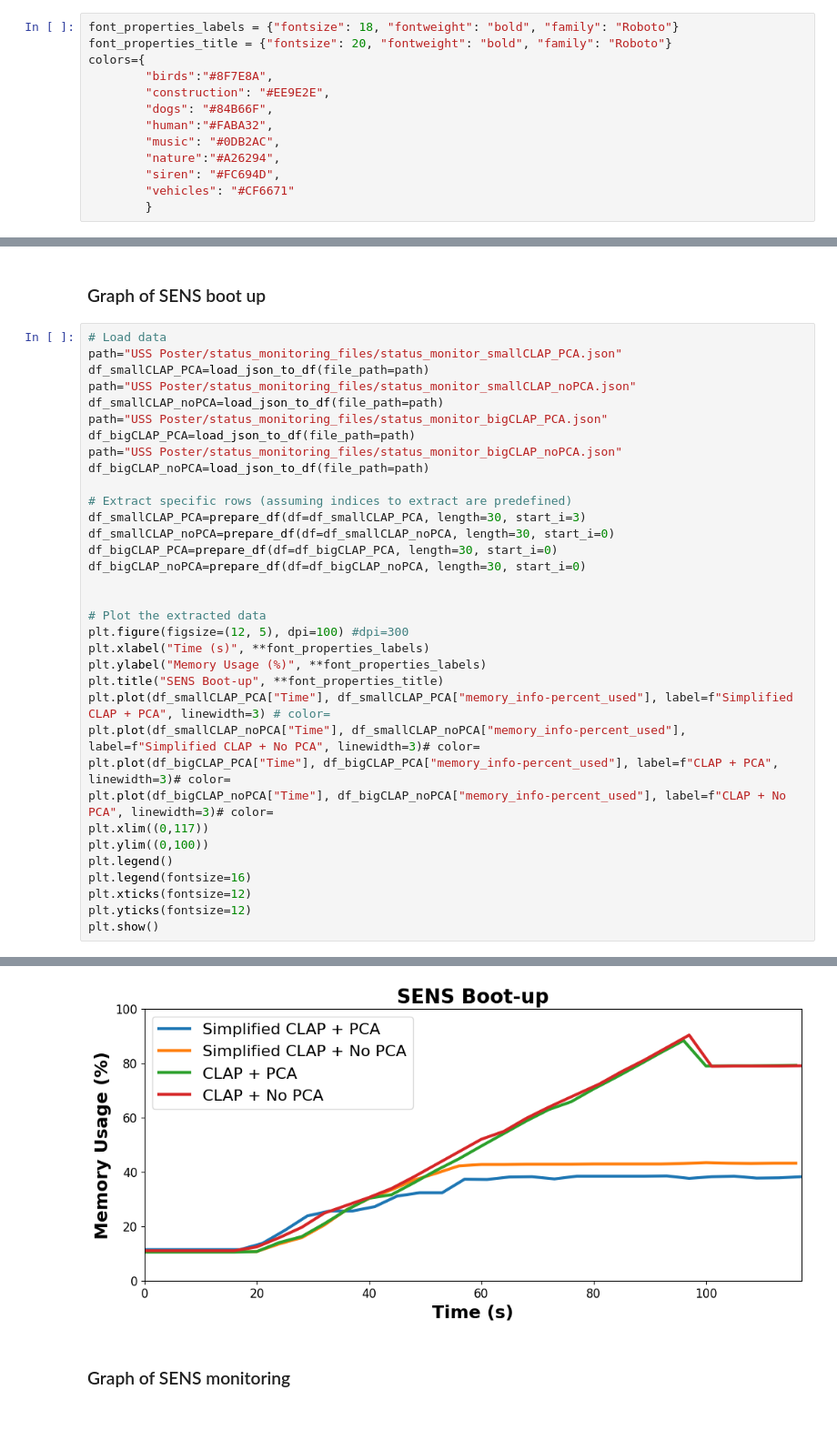
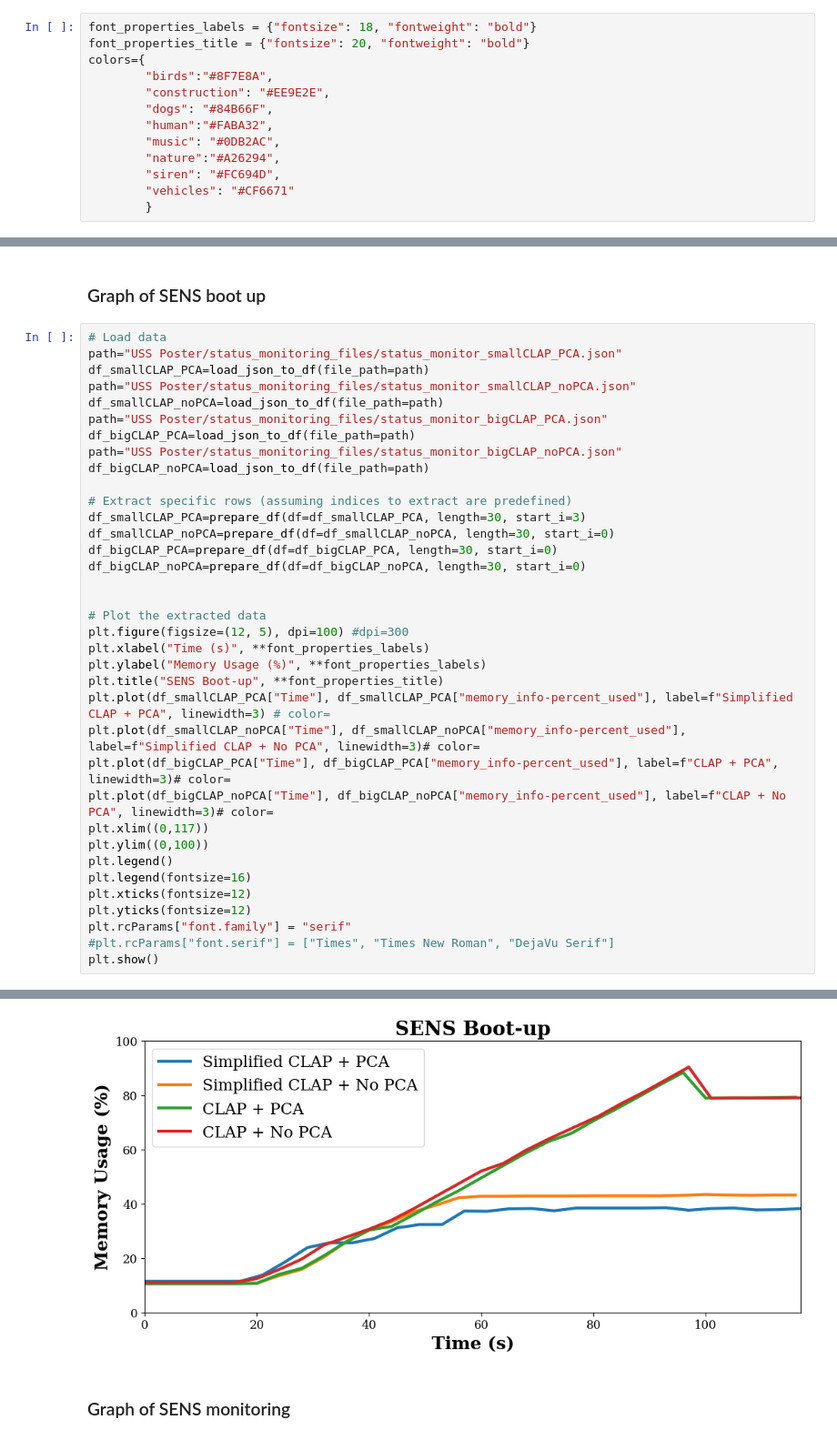
Before and after one commit to MTG/sens-sensor, a Jupyter notebook: USS Poster/USS_poster_graphs.ipynb, the cells around one changed output, grey strips where cells are left out. Shown at 91% size. Drawn from its saved outputs; the diff is of its cells as text.

Commit message:
font paper format

```diff
--- a/USS Poster/USS_poster_graphs.ipynb
+++ b/USS Poster/USS_poster_graphs.ipynb
@@ -53,8 +53,8 @@ def smooth_data(series, window):
 # %% [markdown]
 #### Common configurations
 # %%
-font_properties_labels = {"fontsize": 18, "fontweight": "bold", "family": "Roboto"}
-font_properties_title = {"fontsize": 20, "fontweight": "bold", "family": "Roboto"}
+font_properties_labels = {"fontsize": 18, "fontweight": "bold"}
+font_properties_title = {"fontsize": 20, "fontweight": "bold"}
 colors={
         "birds":"#8F7E8A",
         "construction": "#EE9E2E",
@@ -100,6 +106,8 @@ plt.legend()
 plt.legend(fontsize=16)
 plt.xticks(fontsize=12)
 plt.yticks(fontsize=12)
+plt.rcParams["font.family"] = "serif"
+#plt.rcParams["font.serif"] = ["Times", "Times New Roman", "DejaVu Serif"]
 plt.show()
 # %% [output]
 A value is trying to be set on a copy of a slice from a DataFrame.
@@ -122,4 +133,4 @@ findfont: Font family 'Roboto' not found.
-[figure, old version]
+[figure, new version]
 # %% [markdown]
 ### Graph of SENS monitoring
 # %%
```
Also changed, not shown: parts of 3 cells of this notebook.
